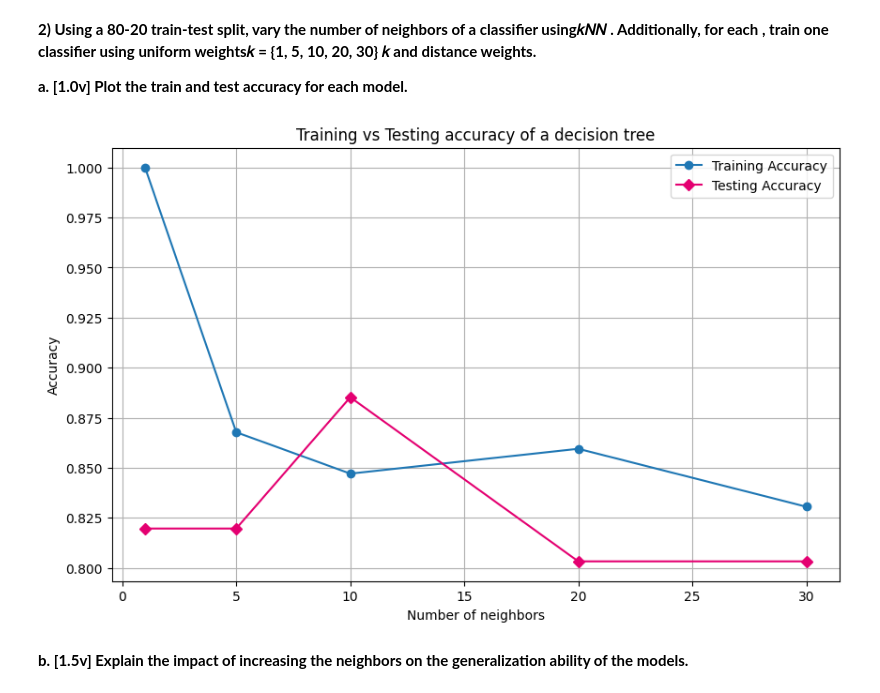
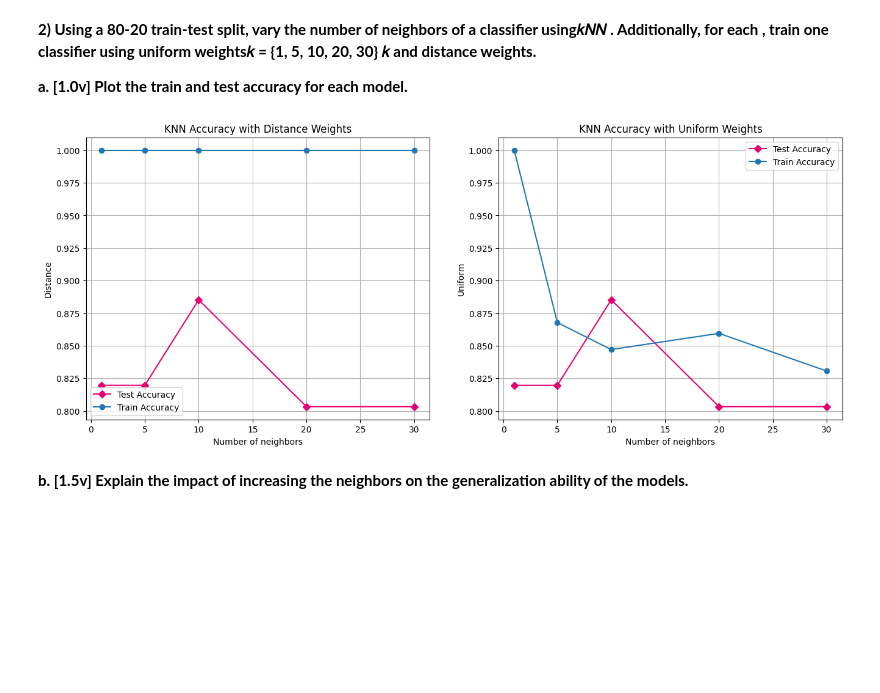
Before and after one commit to Margarida-Lourenco/HW-Apre, a Jupyter notebook: HW2/HW2.ipynb, the cells around one changed output. Cells and saved outputs as stored; diff of their text form; code cells hidden in the pictures; blank space fills up the shorter version.

```diff
--- a/HW2/HW2.ipynb
+++ b/HW2/HW2.ipynb
@@ -120,53 +120,97 @@ and distance weights.**
 
 **a. [1.0v] Plot the train and test accuracy for each model.**
 # %%
-import matplotlib.pyplot as plt, pandas as pd
+import matplotlib.pyplot as plt
+import pandas as pd
 from sklearn.neighbors import KNeighborsClassifier
 from sklearn.model_selection import train_test_split
 from sklearn.preprocessing import StandardScaler
 
 # Read the dataset
 df = pd.read_csv("./heart-disease.csv")
 X, y = df.drop("target", axis=1), df["target"]
 
 # Split the data into training and testing sets
 X_train, X_test, y_train, y_test = train_test_split(X, y, test_size=0.2, random_state=0)
+
+# Standardize the features
 scaler = StandardScaler().fit(X_train)
+X_train_scaled, X_test_scaled = scaler.transform(X_train), scaler.transform(X_test)
+
+# Define different values of k
 number_of_neighbors = [1, 5, 10, 20, 30]
-x, x_train, x_test = scaler.transform(X), scaler.transform(X_train), scaler.transform(X_test)
 
-train_acc, test_acc = [], []
+# Initialize lists to store accuracy results
+train_acc_uniform, test_acc_uniform = [], []
+train_acc_distance, test_acc_distance = [], []
 
-for w in number_of_neighbors:
-    predictor = KNeighborsClassifier(n_neighbors=w, weights="uniform")
-    predictor.fit(x_train, y_train)
-    y_pred = predictor.predict(x_test)
-    y_pred_prob = predictor.predict_proba(x_test)[:,1]
-    train_acc.append(predictor.score(x_train, y_train))
-    test_acc.append(predictor.score(x_test, y_test))
+# Train and evaluate KNN with 'uniform' weights
+for k in number_of_neighbors:
+    knn_uniform = KNeighborsClassifier(n_neighbors=k, weights="uniform")
+    knn_uniform.fit(X_train_scaled, y_train)
+    train_acc_uniform.append(knn_uniform.score(X_train_scaled, y_train))
+    test_acc_uniform.append(knn_uniform.score(X_test_scaled, y_test))
 
-plt.figure(figsize=(10, 6))
+# Train and evaluate KNN with 'distance' weights
+for k in number_of_neighbors:
+    knn_distance = KNeighborsClassifier(n_neighbors=k, weights="distance")
+    knn_distance.fit(X_train_scaled, y_train)
+    train_acc_distance.append(knn_distance.score(X_train_scaled, y_train))
+    test_acc_distance.append(knn_distance.score(X_test_scaled, y_test))
+
+# Plot the results
+plt.figure(figsize=(16, 6))
+
+# Plot distance accuracy
+plt.subplot(1, 2, 1)
 plt.plot(
     number_of_neighbors,
-    train_acc,
-    label='Training Accuracy',
-    marker='o',
-)
-plt.plot(
-    number_of_neighbors,
-    test_acc,
-    label='Testing Accuracy',
+    test_acc_distance,
+    label='Test Accuracy',
     marker='D',
     color='#E40071'
 )
+
+plt.plot(
+    number_of_neighbors,
+    train_acc_distance,
+    label='Train Accuracy',
+    marker='o',
+    color='#1f77b4')
+
 plt.xlabel('Number of neighbors')
-plt.ylabel('Accuracy')
+plt.ylabel('Distance')
+plt.title('KNN Accuracy with Distance Weights')
+plt.grid(True)
 plt.legend()
-plt.title('Training vs Testing accuracy of a decision tree')
+
+# Plot uniform accuracy
+plt.subplot(1, 2, 2)
+plt.plot(
+    number_of_neighbors,
+    test_acc_uniform,
+    label='Test Accuracy',
+    marker='D',
+    color='#E40071'
+)
+
+plt.plot(
+    number_of_neighbors,
+    train_acc_uniform,
+    label='Train Accuracy',
+    marker='o',
+    color='#1f77b4'
+)
+
+# Add labels and title
+plt.xlabel('Number of neighbors')
+plt.ylabel('Uniform')
+plt.title('KNN Accuracy with Uniform Weights')
 plt.grid(True)
+plt.legend()
 plt.show()
 # %% [output]
-[figure, old version]
+[figure, new version]
 # %% [markdown]
 **b. [1.5v] Explain the impact of increasing the neighbors on the generalization ability of
 the models.**
```
Also changed, not shown: 1 other file.
